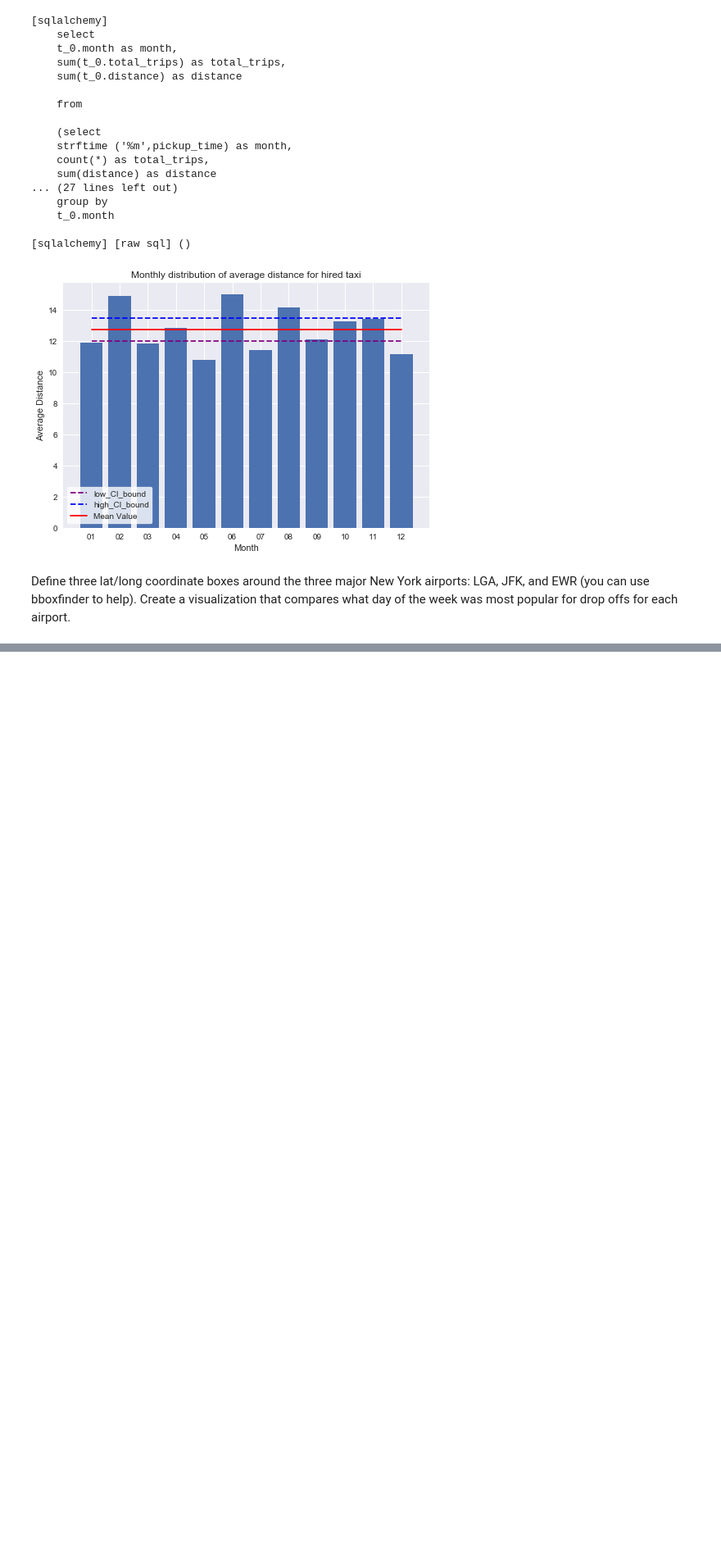
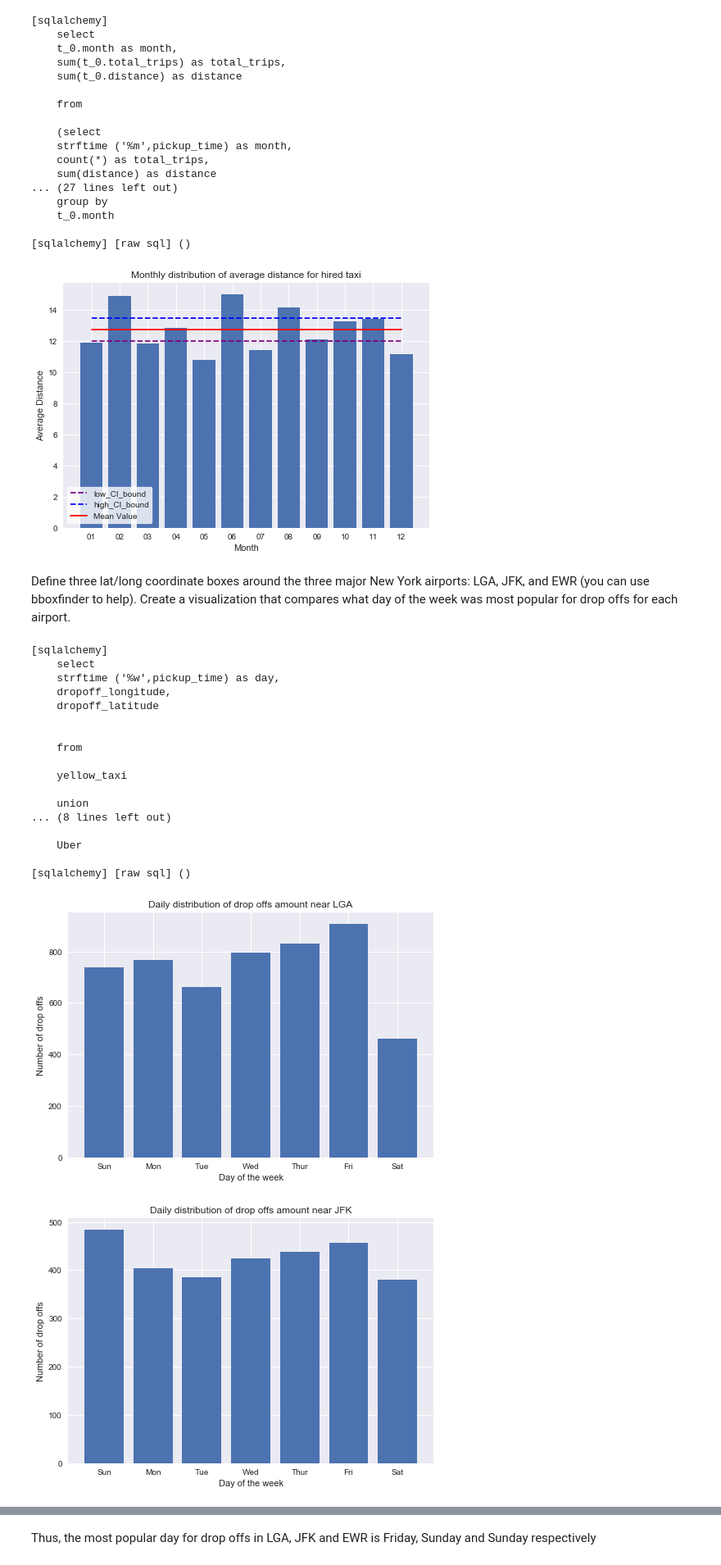
Before and after one commit to ZhengjiWang125/UberTaxisAnalysis, a Jupyter notebook: Final Project.ipynb, the cells around one changed output, grey strips where cells are left out. Shown: that part at 82% size. Saved outputs shown, nothing was run; the diff lists cells and outputs as text; code cells hidden in the pictures; blank space fills up the shorter version.

```diff
--- a/Final Project.ipynb
+++ b/Final Project.ipynb
@@ -786,0 +832,22 @@ Define three lat/long coordinate boxes around the three major New York airports:
+# %%
+figure2()
+# %% [output]
+[sqlalchemy]
+    select
+    strftime ('%w',pickup_time) as day,
+    dropoff_longitude,
+    dropoff_latitude
+
+
+    from
+
+    yellow_taxi
+
+    union
+... (8 lines left out)
+
+    Uber
+
+[sqlalchemy] [raw sql] ()
+[figure, added]
+[figure, added]
@@ -786,0 +855,2 @@ Define three lat/long coordinate boxes around the three major New York airports:
+# %% [markdown]
+Thus, the most popular day for drop offs in LGA, JFK and EWR is Friday, Sunday and Sunday respectively
```
Also changed, not shown: parts of 4 cells of this notebook.
